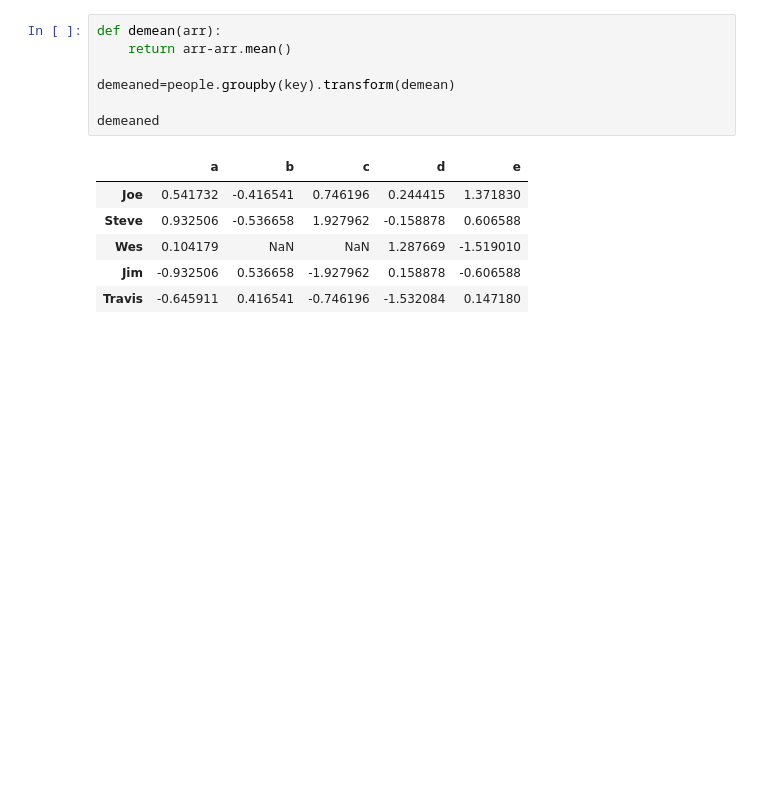
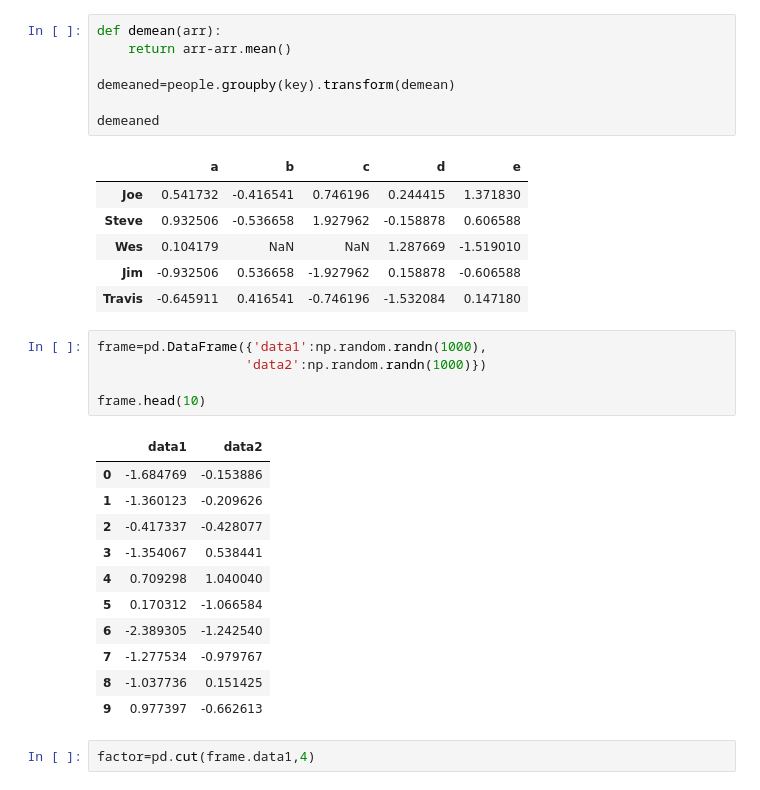
Before and after one commit to flybetter/handson_demo, a Jupyter notebook: data_analysis/data_matplotlib.ipynb, the cells around one changed output. Drawn from its saved outputs; the diff is of its cells as text; blank space fills up the shorter version.

```diff
--- a/data_analysis/data_matplotlib.ipynb
+++ b/data_analysis/data_matplotlib.ipynb
@@ -408,3 +408,22 @@ demeaned
 | Wes | 0.104179 | NaN | NaN | 1.287669 | -1.519010 |
 | Jim | -0.932506 | 0.536658 | -1.927962 | 0.158878 | -0.606588 |
 | Travis | -0.645911 | 0.416541 | -0.746196 | -1.532084 | 0.147180 |
+# %%
+frame=pd.DataFrame({'data1':np.random.randn(1000),
+                   'data2':np.random.randn(1000)})
+
+frame.head(10)
+# %% [output]
+|  | data1 | data2 |
+| 0 | -1.684769 | -0.153886 |
+| 1 | -1.360123 | -0.209626 |
+| 2 | -0.417337 | -0.428077 |
+| 3 | -1.354067 | 0.538441 |
+| 4 | 0.709298 | 1.040040 |
+| 5 | 0.170312 | -1.066584 |
+| 6 | -2.389305 | -1.242540 |
+| 7 | -1.277534 | -0.979767 |
+| 8 | -1.037736 | 0.151425 |
+| 9 | 0.977397 | -0.662613 |
+# %%
+factor=pd.cut(frame.data1,4)
```
Also changed, not shown: parts of 9 cells of this notebook.
